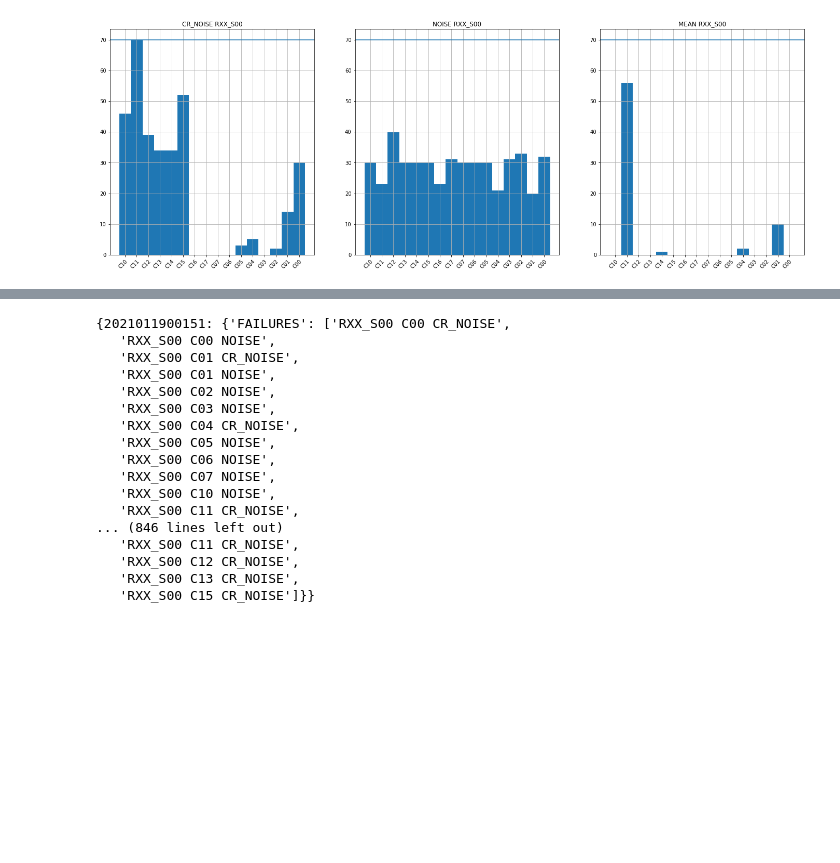
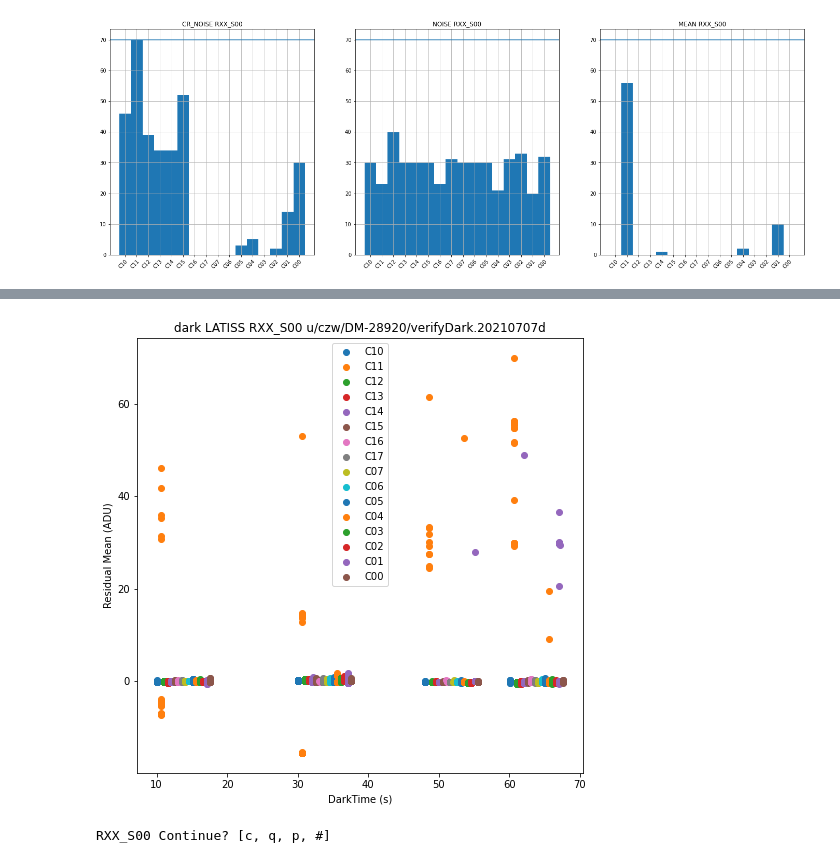
Before and after one commit to lsst/cp_verify, a Jupyter notebook: examples/cpVerifyDark.ipynb, the cells around one changed output, grey strips where cells are left out. Saved outputs shown, nothing was run; the diff lists cells and outputs as text; code cells hidden in the pictures; blank space fills up the shorter version.

```diff
--- a/examples/cpVerifyDark.ipynb
+++ b/examples/cpVerifyDark.ipynb
@@ -91,20 +107,0 @@ config.toDict()
-# %%
-runStats
-# %% [output]
-{2021011900151: {'FAILURES': ['RXX_S00 C00 CR_NOISE',
-   'RXX_S00 C00 NOISE',
-   'RXX_S00 C01 CR_NOISE',
-   'RXX_S00 C01 NOISE',
-   'RXX_S00 C02 NOISE',
-   'RXX_S00 C03 NOISE',
-   'RXX_S00 C04 CR_NOISE',
-   'RXX_S00 C05 NOISE',
-   'RXX_S00 C06 NOISE',
-   'RXX_S00 C07 NOISE',
-   'RXX_S00 C10 NOISE',
-   'RXX_S00 C11 CR_NOISE',
-... (846 lines left out)
-   'RXX_S00 C11 CR_NOISE',
-   'RXX_S00 C12 CR_NOISE',
-   'RXX_S00 C13 CR_NOISE',
-   'RXX_S00 C15 CR_NOISE']}}
@@ -111,16 +110,42 @@ runStats
+# %%
+# Get data for mean(darkTime) plot.
+ampMeans = {}
+for detector in camera:
+    ampMeans[detector.getName()] = {}
+    for amp in detector.getAmplifiers():
+        ampMeans[detector.getName()][amp.getName()] = {'DARKTIME': [], 'MEAN': []}
+
+for exposureId, stats in runStats.items():
+    darkTime = next(butler.registry.queryDimensionRecords('exposure',
+                                                          instrument=cameraName, exposure=exposureId)).dark_time
+    for detector in camera:
+        detId = detector.getId()
+        detStats = butler.get('verifyDarkDetStats', instrument=cameraName, exposure=exposureId, detector=detId)
+
+        for amp in detector.getAmplifiers():
+            mean = detStats['AMP'][amp.getName()]['MEAN']
+            ampMeans[detector.getName()][amp.getName()]['DARKTIME'].append(darkTime)
+            ampMeans[detector.getName()][amp.getName()]['MEAN'].append(mean)
 # %%
-# Get data for mean(darkTime) plot.  THIS IS A SLOW CELL.
-ampMeans = {}
-detector = camera[0]
-for amp in detector.getAmplifiers():
-    ampMeans[amp.getName()] = {'DARKTIME': [], 'MEAN': []}
-
-for exposureId, stats in runStats.items():
-    residual = butler.get('verifyDarkProc', instrument=cameraName, exposure=exposureId, detector=0)
-    detStats = butler.get('verifyDarkDetStats', instrument=cameraName, exposure=exposureId, detector=0)
-    darkTime = residual.getInfo().getVisitInfo().getDarkTime()
-
-    for amp in detector.getAmplifiers():
-        mean = detStats['AMP'][amp.getName()]['MEAN']
-        ampMeans[amp.getName()]['DARKTIME'].append(darkTime)
-        ampMeans[amp.getName()]['MEAN'].append(mean)
+# Plot mean as a function of exposure time, to confirm the residual is flat.
+continueDisplay = True
+for detector in camera:
+    detName = detector.getName()
+    horizontalSpace = 0.5
+    verticalSpace = 0.0
+    plt.figure(figsize=(8, 8))
+    for spacer, amp in enumerate(detector.getAmplifiers()):
+        plt.scatter(np.array(ampMeans[detName][amp.getName()]['DARKTIME']) + horizontalSpace * spacer,
+                    np.array(ampMeans[detName][amp.getName()]['MEAN']) + verticalSpace * spacer,
+                    label=amp.getName())
+    plt.xlabel("DarkTime (s)")
+    plt.ylabel("Residual Mean (ADU)")
+    plt.title(f"{calibType} {cameraName} {detName} {verifyCollection}")
+    plt.legend()
+    plt.show()
+    continueDisplay, skipNumber = utils.interactiveBlock(detName, {})
+    if continueDisplay is False:
+        break
+# %% [output]
+[figure, added]
+RXX_S00 Continue? [c, q, p, #]
```
Also changed, not shown: parts of 10 cells of this notebook, 1 other file.
